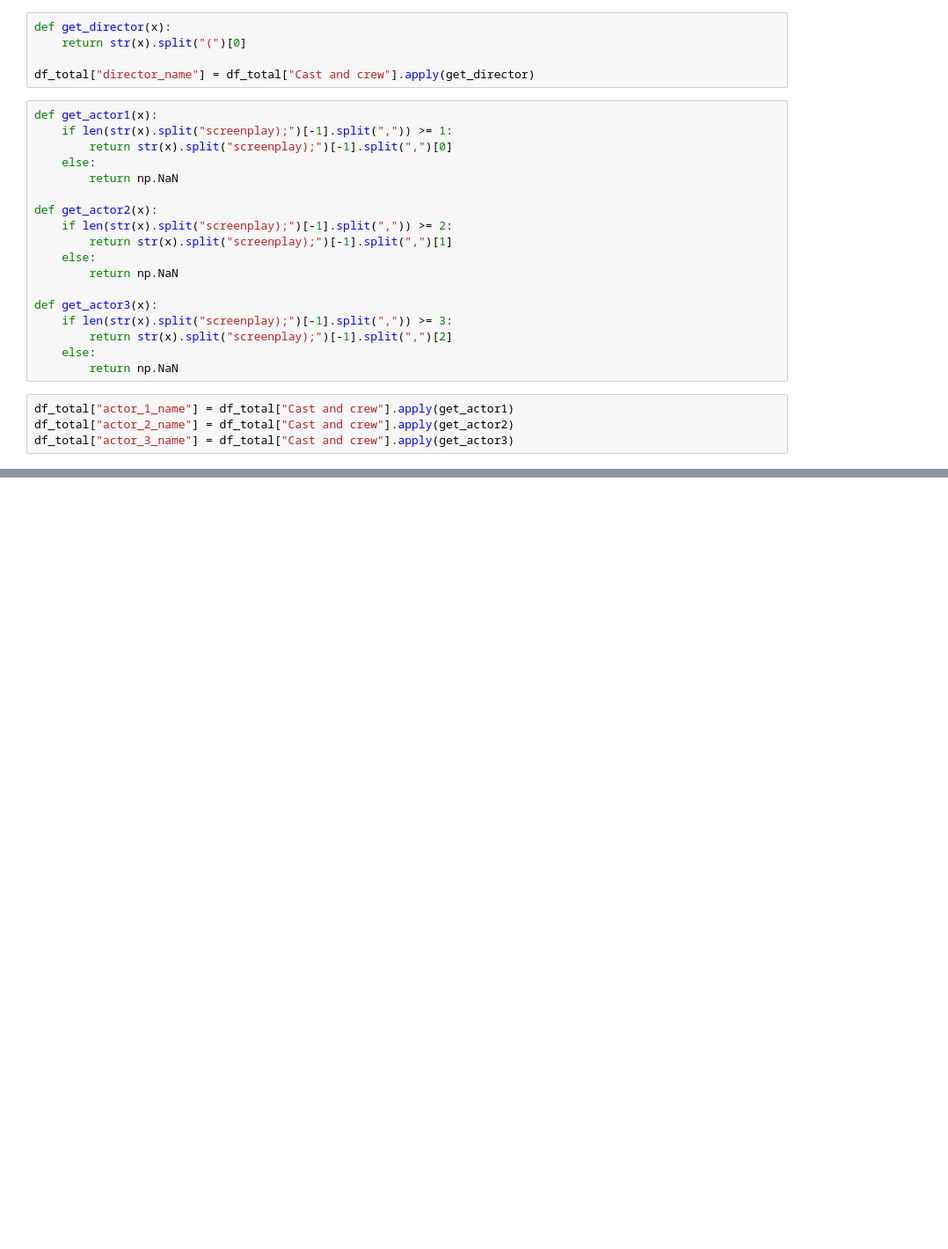
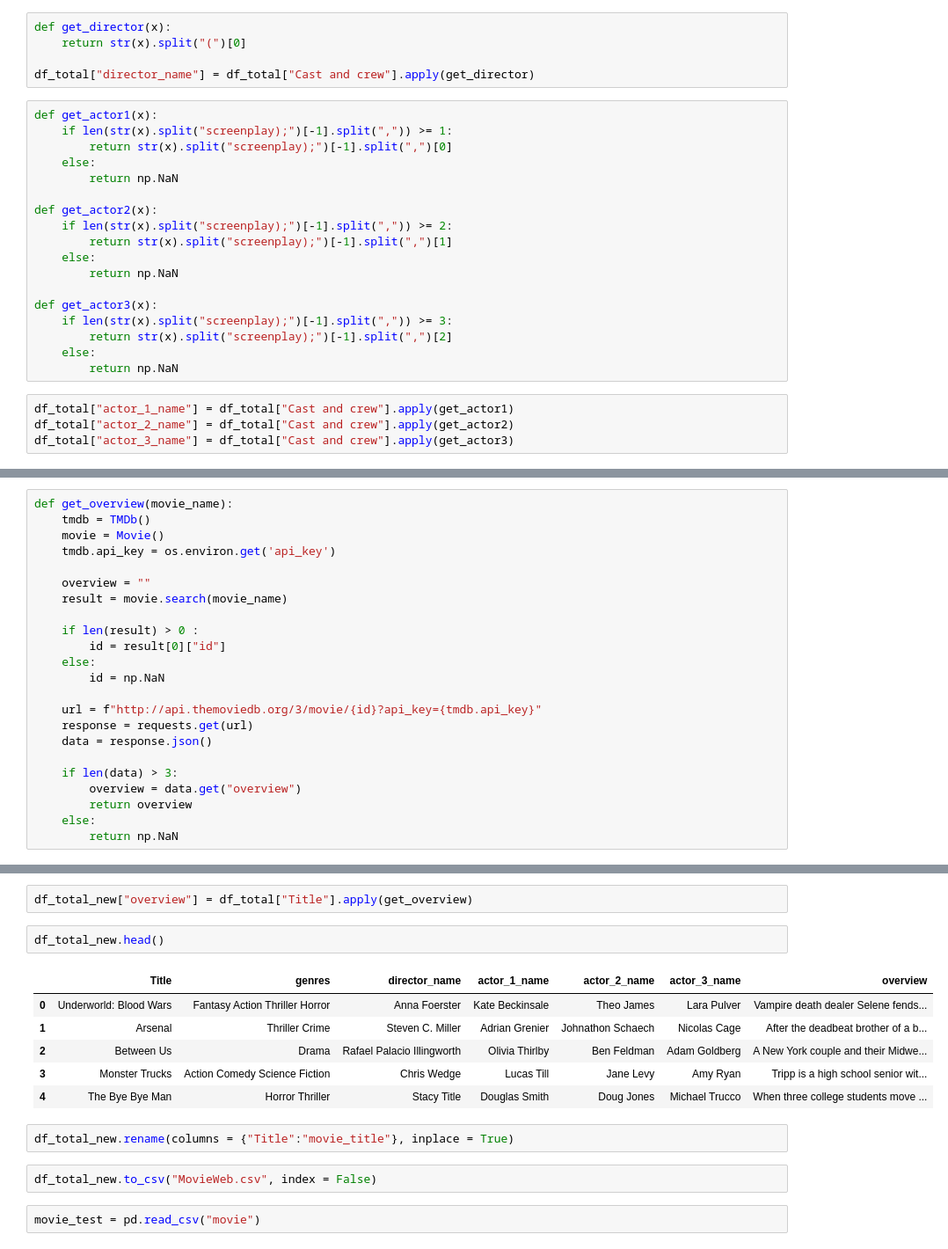
Before and after one commit to ohamnelson/Movie-Recommender-Engine, a Jupyter notebook: WebScrapping.ipynb, the cells around one changed output, grey strips where cells are left out. Shown at 88% size. Saved outputs shown, nothing was run; the diff lists cells and outputs as text; blank space fills up the shorter version.

```diff
--- a/WebScrapping.ipynb
+++ b/WebScrapping.ipynb
@@ -131,0 +142,23 @@ df_total_new.head(10)
+# %%
+def get_overview(movie_name):
+    tmdb = TMDb()
+    movie = Movie()
+    tmdb.api_key = os.environ.get('api_key')
+
+    overview = ""
+    result = movie.search(movie_name)
+
+    if len(result) > 0 :
+        id = result[0]["id"]
+    else:
+        id = np.NaN
+
+    url = f"http://api.themoviedb.org/3/movie/{id}?api_key={tmdb.api_key}"
+    response = requests.get(url)
+    data = response.json()
+
+    if len(data) > 3:
+        overview = data.get("overview")
+        return overview
+    else:
+        return np.NaN
@@ -131,0 +169,17 @@ df_total_new.head(10)
+# %%
+df_total_new["overview"] = df_total["Title"].apply(get_overview)
+# %%
+df_total_new.head()
+# %% [output]
+|  | Title | genres | director_name | actor_1_name | actor_2_name | actor_3_name | overview |
+| 0 | Underworld: Blood Wars | Fantasy Action Thriller Horror | Anna Foerster | Kate Beckinsale | Theo James | Lara Pulver | Vampire death dealer Selene fends... |
+| 1 | Arsenal | Thriller Crime | Steven C. Miller | Adrian Grenier | Johnathon Schaech | Nicolas Cage | After the deadbeat brother of a b... |
+| 2 | Between Us | Drama | Rafael Palacio Illingworth | Olivia Thirlby | Ben Feldman | Adam Goldberg | A New York couple and their Midwe... |
+| 3 | Monster Trucks | Action Comedy Science Fiction | Chris Wedge | Lucas Till | Jane Levy | Amy Ryan | Tripp is a high school senior wit... |
+| 4 | The Bye Bye Man | Horror Thriller | Stacy Title | Douglas Smith | Doug Jones | Michael Trucco | When three college students move ... |
+# %%
+df_total_new.rename(columns = {"Title":"movie_title"}, inplace = True)
+# %%
+df_total_new.to_csv("MovieWeb.csv", index = False)
+# %%
+movie_test = pd.read_csv("movie")
```
Also changed, not shown: parts of 15 cells of this notebook, 1 other file.
